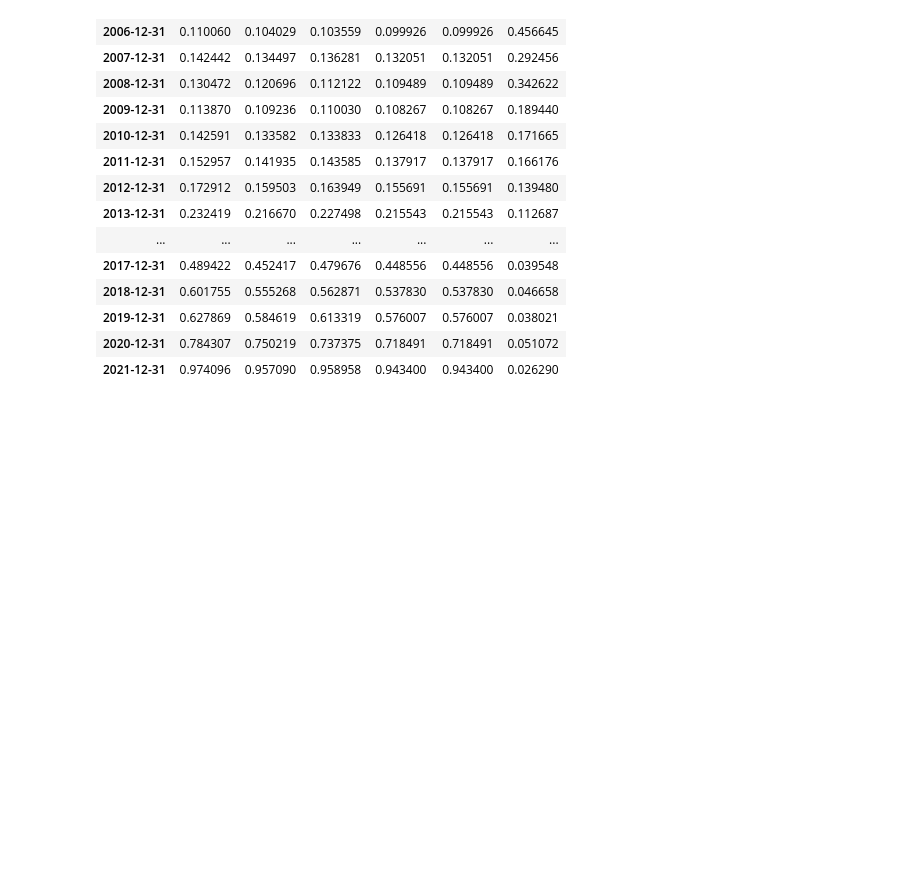
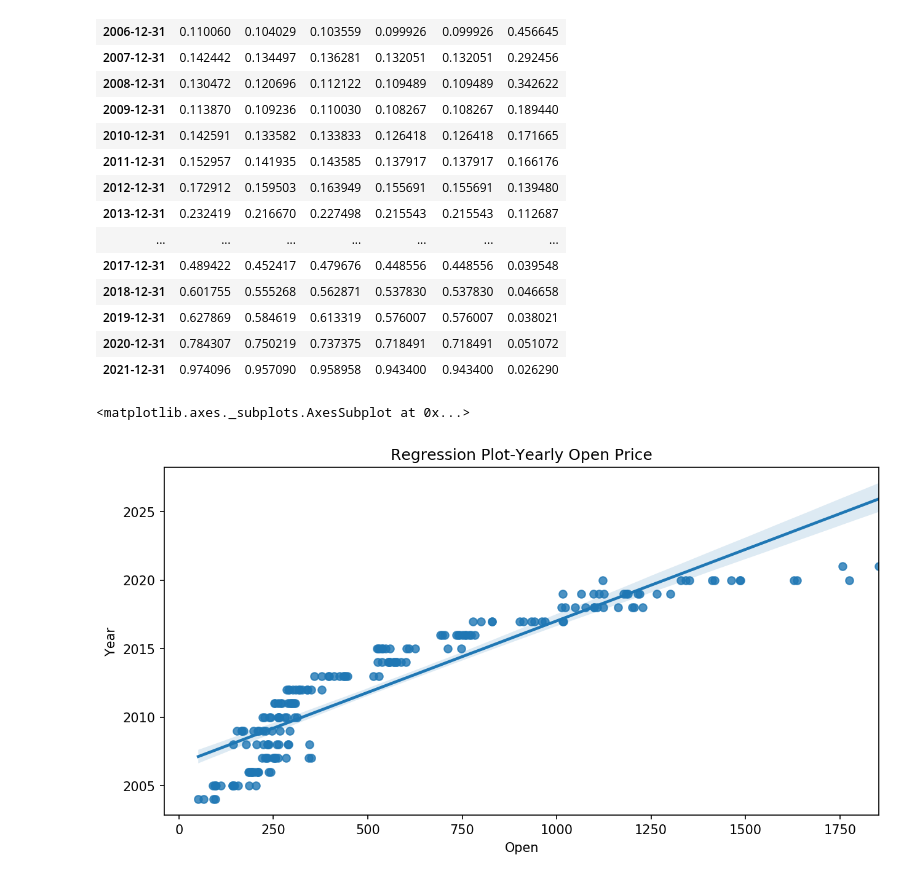
Before and after one commit to prak112/stockprice_prediction, a Jupyter notebook: eda_notebooks/google_eda.ipynb, the cells around one changed output. Saved outputs shown, nothing was run; the diff lists cells and outputs as text; code cells hidden in the pictures; blank space fills up the shorter version.

```diff
--- a/eda_notebooks/google_eda.ipynb
+++ b/eda_notebooks/google_eda.ipynb
@@ -9,7 +9,7 @@ import pandas as pd
 import matplotlib.pyplot as plt
 import seaborn as sns
 # %%
-raw_df = pd.read_csv('D:\GitHub_Projects\stockprice_prediction\GOOG(2004-2020)_m.csv')
+raw_df = pd.read_csv('D:\GitHub_Projects\stockprice_prediction\datasets\GOOG(2004-2020)_m.csv')
 raw_df.head()
 # %% [output]
 |  | Date | Open | High | Low | Close | Adj Close | Volume |
@@ -86,4 +86,12 @@ yearly_mean
 | 2019-12-31 | 0.627869 | 0.584619 | 0.613319 | 0.576007 | 0.576007 | 0.038021 |
 | 2020-12-31 | 0.784307 | 0.750219 | 0.737375 | 0.718491 | 0.718491 | 0.051072 |
 | 2021-12-31 | 0.974096 | 0.957090 | 0.958958 | 0.943400 | 0.943400 | 0.026290 |
+# %%
+# Regression plot of Yearly Open
+plt.figure(figsize=(10, 5), dpi=150)
+plt.title('Regression Plot-Yearly Open Price')
+sns.regplot(x='Open', y='Year', data=raw_df, ci=95)
+# %% [output]
+<matplotlib.axes._subplots.AxesSubplot at 0x...>
+[figure, added]
 # %%
```
Also changed, not shown: parts of 2 cells of this notebook.
